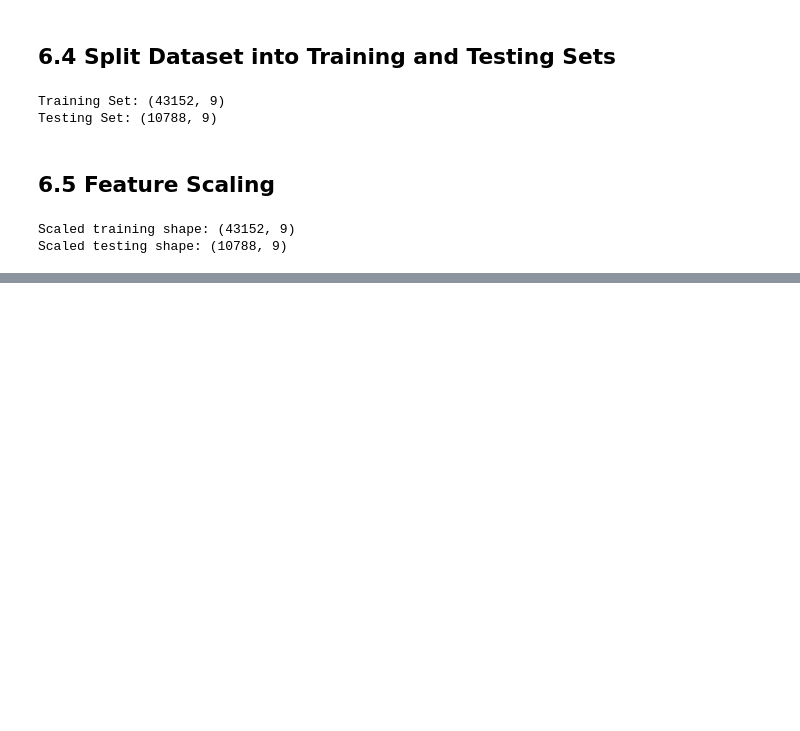
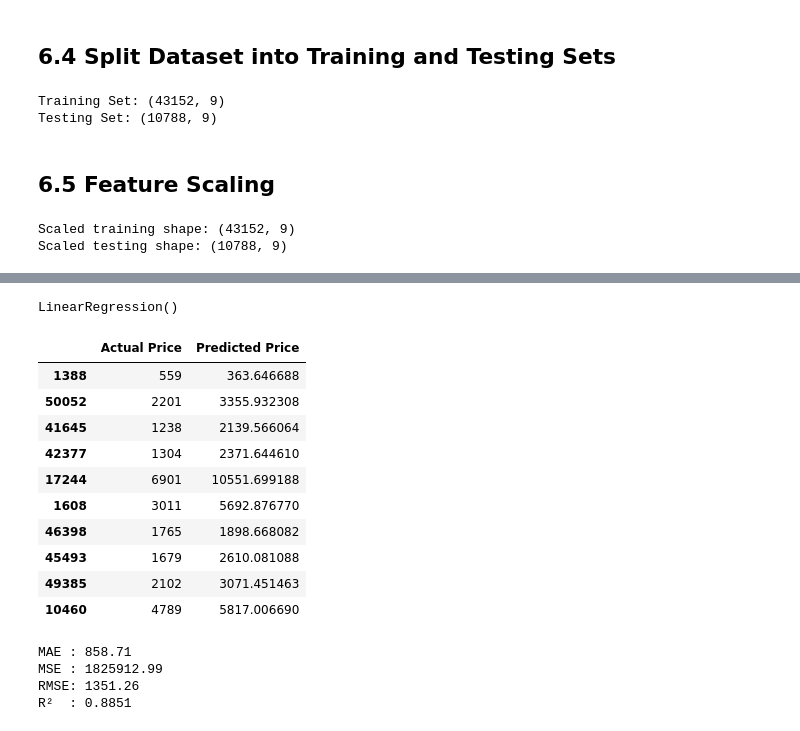
Before and after one commit to Betty2721/Diamond-Price-Prediction-Project, a Jupyter notebook: notebook/Diamond-Price-Prediction.ipynb, the cells around one changed output, grey strips where cells are left out. Drawn from its saved outputs; the diff is of its cells as text; code cells hidden in the pictures; blank space fills up the shorter version.

```diff
--- a/notebook/Diamond-Price-Prediction.ipynb
+++ b/notebook/Diamond-Price-Prediction.ipynb
@@ -336,0 +350,4 @@ Scaled testing shape: (10788, 9)
+# %%
+lr_model.fit(X_train_scaled, y_train)
+# %% [output]
+LinearRegression()
@@ -336,0 +357,34 @@ Scaled testing shape: (10788, 9)
+# %%
+predictions = pd.DataFrame({
+    "Actual Price": y_test,
+    "Predicted Price": y_pred_lr
+})
+
+predictions.head(10)
+# %% [output]
+|  | Actual Price | Predicted Price |
+| 1388 | 559 | 363.646688 |
+| 50052 | 2201 | 3355.932308 |
+| 41645 | 1238 | 2139.566064 |
+| 42377 | 1304 | 2371.644610 |
+| 17244 | 6901 | 10551.699188 |
+| 1608 | 3011 | 5692.876770 |
+| 46398 | 1765 | 1898.668082 |
+| 45493 | 1679 | 2610.081088 |
+| 49385 | 2102 | 3071.451463 |
+| 10460 | 4789 | 5817.006690 |
+# %%
+mae = mean_absolute_error(y_test, y_pred_lr)
+mse = mean_squared_error(y_test, y_pred_lr)
+rmse = np.sqrt(mse)
+r2 = r2_score(y_test, y_pred_lr)
+
+print(f"MAE : {mae:.2f}")
+print(f"MSE : {mse:.2f}")
+print(f"RMSE: {rmse:.2f}")
+print(f"R²  : {r2:.4f}")
+# %% [output]
+MAE : 858.71
+MSE : 1825912.99
+RMSE: 1351.26
+R²  : 0.8851
```
Also changed, not shown: parts of 20 cells of this notebook.
